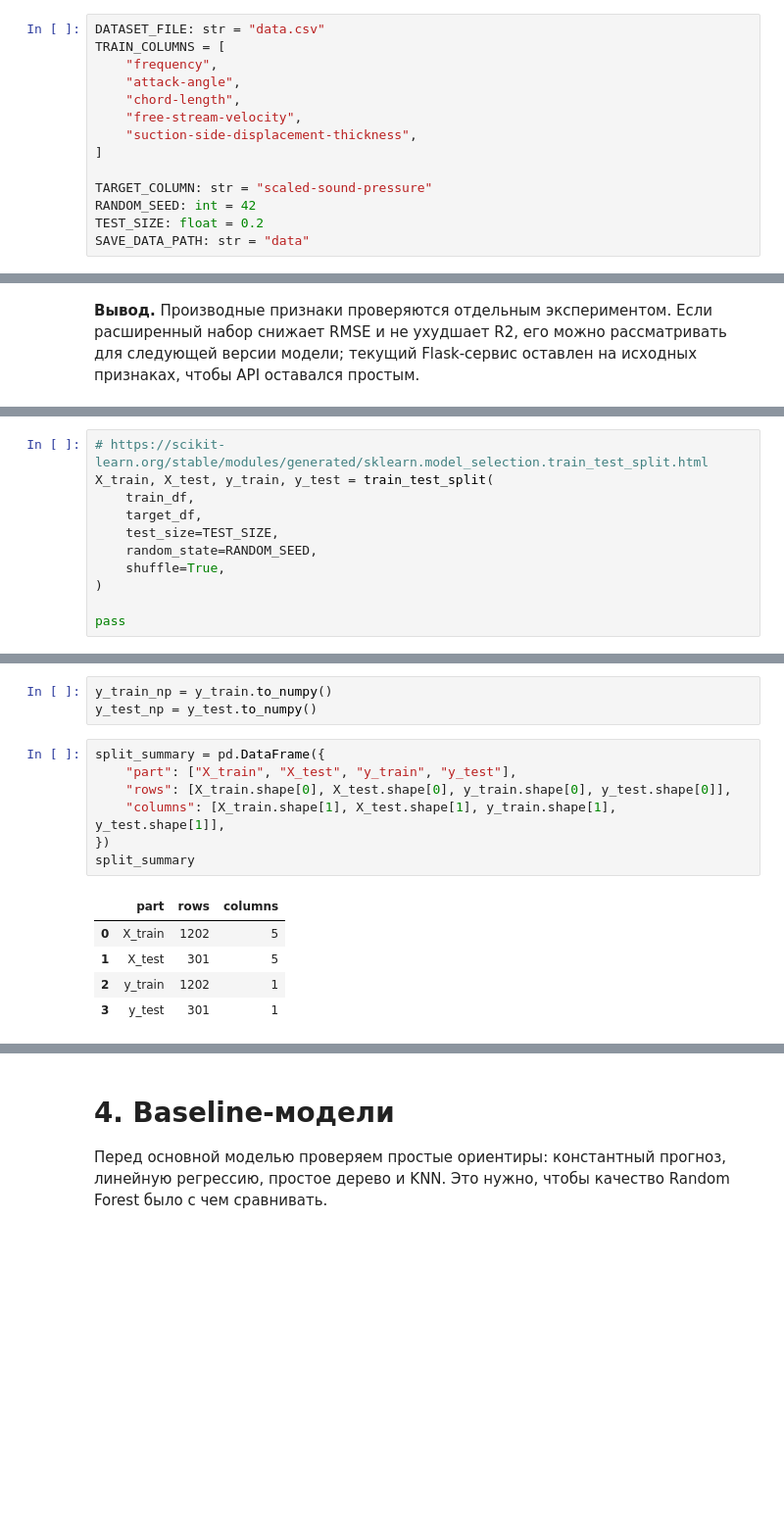
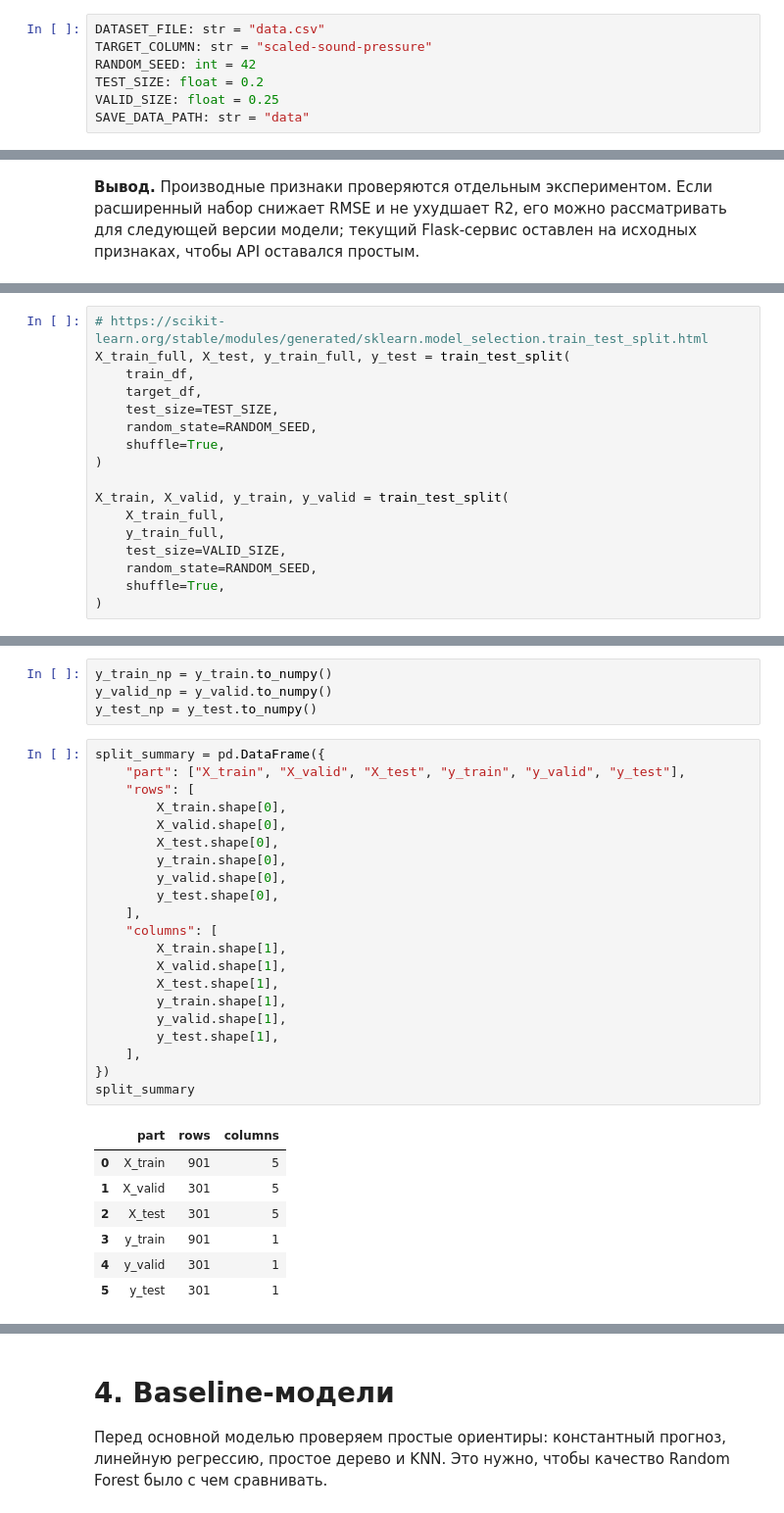
Before and after one commit to nepridumalnik/it-lms-course, a Jupyter notebook: final/task.ipynb, the cells around one changed output, grey strips where cells are left out. Shown at 98% size. Cells and saved outputs as stored; diff of their text form; blank space fills up the shorter version.

```diff
--- a/final/task.ipynb
+++ b/final/task.ipynb
@@ -40,17 +42,10 @@ import pandas as pd
 Практический смысл задачи: быстро оценивать шум профиля до проведения дополнительных испытаний и сравнивать варианты геометрии или режимов потока. Ограничение текущей работы: модель применима только в диапазоне значений, близком к исходному датасету.
 # %%
 DATASET_FILE: str = "data.csv"
-TRAIN_COLUMNS = [
-    "frequency",
-    "attack-angle",
-    "chord-length",
-    "free-stream-velocity",
-    "suction-side-displacement-thickness",
-]
-
 TARGET_COLUMN: str = "scaled-sound-pressure"
 RANDOM_SEED: int = 42
 TEST_SIZE: float = 0.2
+VALID_SIZE: float = 0.25
 SAVE_DATA_PATH: str = "data"
 # %% [markdown]
 **Вывод.** В задаче есть пять числовых входных признаков и одна числовая целевая переменная. Для первичной версии решения достаточно модели регрессии без обработки категориальных признаков.
@@ -293,6 +279,6 @@ feature_engineering_results
 # %%
 # https://scikit-learn.org/stable/modules/generated/sklearn.model_selection.train_test_split.html
-X_train, X_test, y_train, y_test = train_test_split(
+X_train_full, X_test, y_train_full, y_test = train_test_split(
     train_df,
     target_df,
     test_size=TEST_SIZE,
@@ -300,6 +286,12 @@ X_train, X_test, y_train, y_test = train_test_split(
     shuffle=True,
 )
 
-pass
+X_train, X_valid, y_train, y_valid = train_test_split(
+    X_train_full,
+    y_train_full,
+    test_size=VALID_SIZE,
+    random_state=RANDOM_SEED,
+    shuffle=True,
+)
 # %%
 X_train_np = X_train.to_numpy()
@@ -306,18 +299,35 @@ X_train_np = X_train.to_numpy()
 X_test_np = X_test.to_numpy()
 # %%
 y_train_np = y_train.to_numpy()
+y_valid_np = y_valid.to_numpy()
 y_test_np = y_test.to_numpy()
 # %%
 split_summary = pd.DataFrame({
-    "part": ["X_train", "X_test", "y_train", "y_test"],
-    "rows": [X_train.shape[0], X_test.shape[0], y_train.shape[0], y_test.shape[0]],
-    "columns": [X_train.shape[1], X_test.shape[1], y_train.shape[1], y_test.shape[1]],
+    "part": ["X_train", "X_valid", "X_test", "y_train", "y_valid", "y_test"],
+    "rows": [
+        X_train.shape[0],
+        X_valid.shape[0],
+        X_test.shape[0],
+        y_train.shape[0],
+        y_valid.shape[0],
+        y_test.shape[0],
+    ],
+    "columns": [
+        X_train.shape[1],
+        X_valid.shape[1],
+        X_test.shape[1],
+        y_train.shape[1],
+        y_valid.shape[1],
+        y_test.shape[1],
+    ],
 })
 split_summary
 # %% [output]
 |  | part | rows | columns |
-| 0 | X_train | 1202 | 5 |
-| 1 | X_test | 301 | 5 |
-| 2 | y_train | 1202 | 1 |
-| 3 | y_test | 301 | 1 |
+| 0 | X_train | 901 | 5 |
+| 1 | X_valid | 301 | 5 |
+| 2 | X_test | 301 | 5 |
+| 3 | y_train | 901 | 1 |
+| 4 | y_valid | 301 | 1 |
+| 5 | y_test | 301 | 1 |
 # %% [markdown]
```
Also changed, not shown: parts of 32 cells of this notebook, 3 other files.
